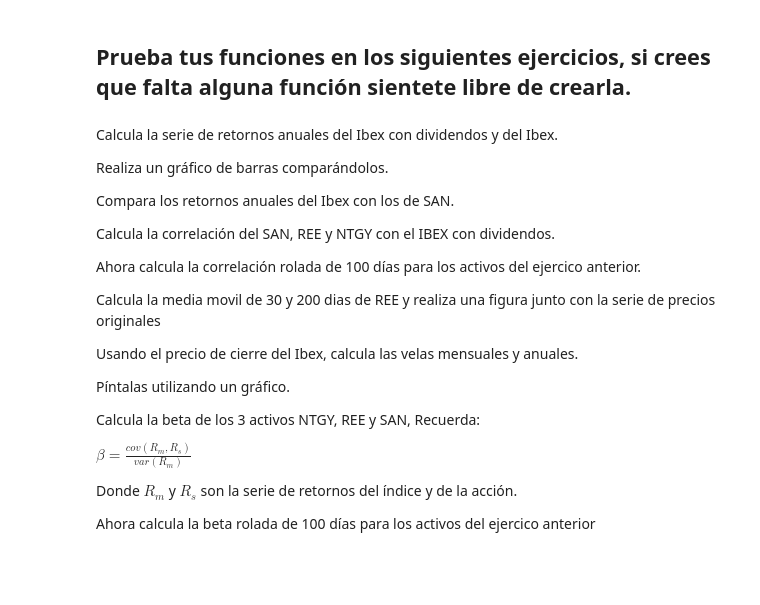
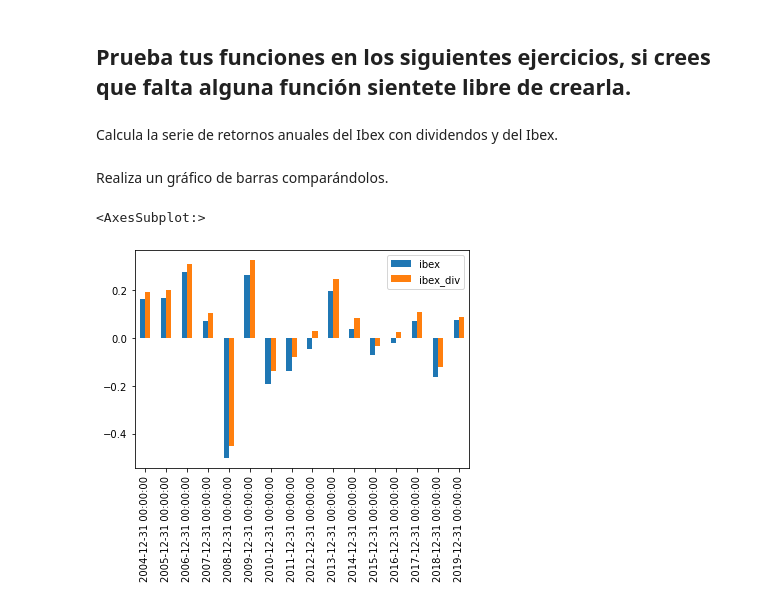
Before and after one commit to Ardark27/python_finance, a Jupyter notebook: 4_pandas/4_8_ejemplos_financieros.ipynb, the cells around one changed output. Saved outputs shown, nothing was run; the diff lists cells and outputs as text; code cells hidden in the pictures; blank space fills up the shorter version.

```diff
--- a/4_pandas/4_8_ejemplos_financieros.ipynb
+++ b/4_pandas/4_8_ejemplos_financieros.ipynb
@@ -5,4 +16,13 @@ Calcula el retorno diario de un dataframe con los precios diarios
 # %% [markdown]
 Calcula el retorno anualizado
+# %%
+def retorno_anualizado(data):
+    '''
+    data: DataFrame con los precios de las acciones en las columnas
+    y las fechas en los índices
+    '''
+    data_anual = data.resample('y').last()
+    retornos = np.log(data_anual).diff().dropna()
+    return retornos
 # %% [markdown]
 Calcule la correlación rolada, con el periodo como parámetro
@@ -11,28 +51,19 @@ Calcula la beta
 # %% [markdown]
 ## Prueba tus funciones en los siguientes ejercicios, si crees que falta alguna función sientete libre de crearla.
-# %% [markdown]
-
-
-Calcula la serie de retornos anuales  del Ibex con dividendos y del Ibex.
-
-Realiza un gráfico de barras comparándolos.
-
-Compara los retornos anuales del Ibex con los de SAN.
-
-Calcula la correlación del SAN, REE y NTGY con el IBEX con dividendos.
-
-Ahora calcula la correlación rolada de 100 días para los activos del ejercico anterior.
-
-Calcula la media movil de 30 y 200 dias de REE y realiza una figura junto con la serie de precios originales
-
-Usando el precio de cierre del Ibex, calcula las velas mensuales y anuales.
-
-Píntalas utilizando un gráfico.
-
-Calcula la beta de los 3 activos NTGY, REE y SAN, Recuerda:
-
-$\beta = \frac{cov(R_m, R_s)}{var(R_m)}$
-
-Donde $R_m$ y $R_s$ son la serie de retornos del índice y de la acción.
-
-Ahora calcula la beta rolada de 100 días para los activos del ejercico anterior
+# %% [markdown]
+Calcula la serie de retornos anuales  del Ibex con dividendos y del Ibex.
+# %%
+# cargamos los datos
+ibex = pd.read_csv('data/ibex.csv', index_col=0, parse_dates=True).close
+ibex_div = pd.read_csv('data/ibex_div.csv', index_col=0, parse_dates=True).close
+data = pd.concat([ibex, ibex_div], axis=1).dropna()
+data.columns = ['ibex', 'ibex_div']
+# %%
+retornos_anuales = retorno_anualizado(data)
+# %% [markdown]
+Realiza un gráfico de barras comparándolos.
+# %%
+retornos_anuales.plot.bar()
+# %% [output]
+<AxesSubplot:>
+[figure, added]
```
Also changed, not shown: parts of 20 cells of this notebook, 4 other files.
